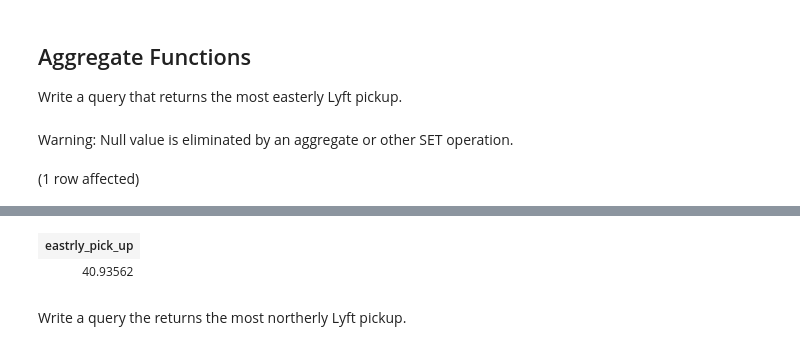
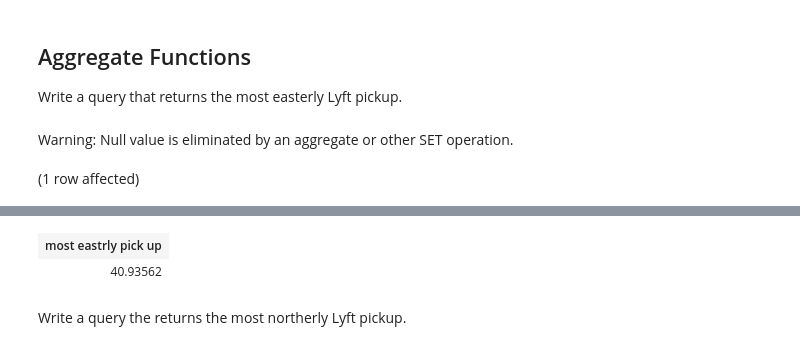
Before and after one commit to LaunchCodeEducation/sql-part2-exercises, a Jupyter notebook: sql-part2.ipynb, the cells around one changed output, grey strips where cells are left out. Drawn from its saved outputs; the diff is of its cells as text; code cells hidden in the pictures.

```diff
--- a/sql-part2.ipynb
+++ b/sql-part2.ipynb
@@ -94,7 +95,7 @@ Total execution time: 00:00:00.327
 
 Write a query that returns the most easterly Lyft pickup.
 # %%
-SELECT MAX(start_lat) eastrly_pick_up FROM RideShareDB.dbo.lyft
+SELECT MAX(start_lat) 'most eastrly pick up 'FROM RideShareDB.dbo.lyft
 # %% [output]
 Warning: Null value is eliminated by an aggregate or other SET operation.
 (1 row affected)
@@ -102,4 +103,4 @@ Total execution time: 00:00:00.060
-| eastrly_pick_up |
+| most eastrly pick up |
 | 40.93562 |
 # %% [markdown]
 Write a query the returns the most northerly Lyft pickup.
```
Also changed, not shown: parts of 3 cells of this notebook.
